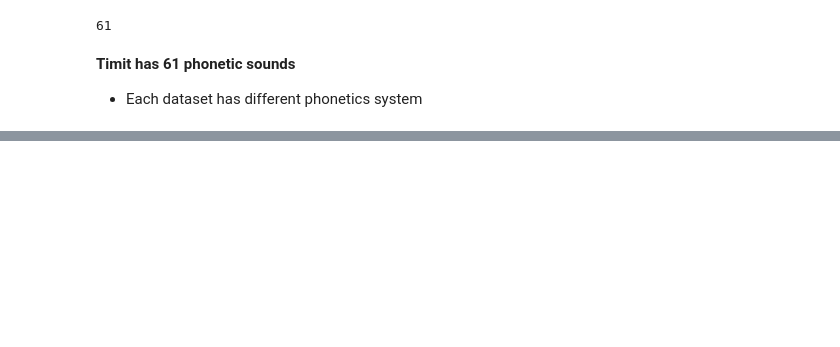
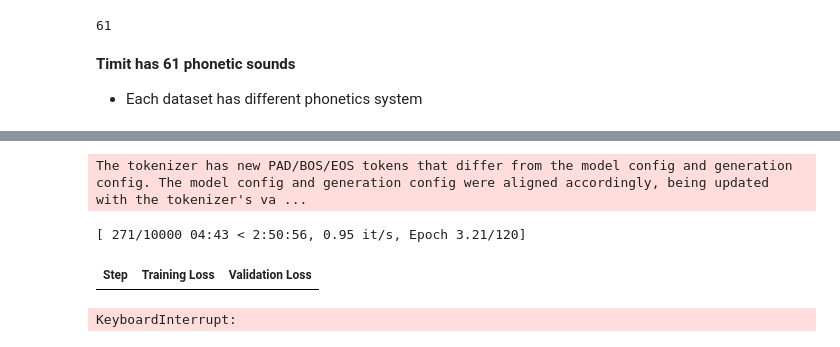
Before and after one commit to fredy-rojas/07_FR_phone, a Jupyter notebook: notebooks/02_tuto/02_hug_audio/FR_finetuning_wav2vec2_KagglePhones.ipynb, the cells around one changed output, grey strips where cells are left out. Cells and saved outputs as stored; diff of their text form; code cells hidden in the pictures; blank space fills up the shorter version.

```diff
--- a/notebooks/02_tuto/02_hug_audio/FR_finetuning_wav2vec2_KagglePhones.ipynb
+++ b/notebooks/02_tuto/02_hug_audio/FR_finetuning_wav2vec2_KagglePhones.ipynb
@@ -668,0 +1242,21 @@ phon61_map39 = {
+# %%
+# checkpoint = "facebook/wav2vec2-base"
+checkpoint = "facebook/wav2vec2-xls-r-300m"
+
+model = Wav2Vec2ForCTC.from_pretrained(pretrained_model_name_or_path=checkpoint,
+
+                                       attention_dropout=0.1,
+                                       layerdrop=0.0,
+                                       feat_proj_dropout=0.0,
+
+                                       mask_time_prob=0.75,     # Probability of masking time steps
+                                       mask_time_length=10,     # Mask 10 consecutive time steps (frame audios) embedding.
+                                       mask_feature_prob=0.25,  # Probability of masking the embedding, which for large is (1, 1024)
+                                       mask_feature_length=64,  # mask 64 consecutive features in the vector embedding (1, 1024)
+
+                                       vocab_size=len(processor.tokenizer),  # 👈 THIS IS CRITICAL | Output layer need to match with the number of tokens that I have.
+
+                                       ctc_loss_reduction="mean",
+                                       pad_token_id=processor.tokenizer.pad_token_id,
+                                       token=HF_TOKEN_READ,
+)
@@ -668,0 +1339,7 @@ phon61_map39 = {
+# %%
+repo_name = "wav2vec2-xls-r-300m_kaggle_phn_timit"
+# %%
+root2save_weigts=os.path.join(cfg.HF_FINETUNED_MODEL_SAVE_ROOT,
+                              repo_name,
+                             )
+root2save_weigts
@@ -668,0 +1425,13 @@ phon61_map39 = {
+# %%
+from transformers import Trainer
+
+trainer = Trainer(
+    model=model,
+    data_collator=data_collator,
+    args=training_args,
+    compute_metrics=compute_metrics,
+    train_dataset=train_dataset,
+    eval_dataset=valid_dataset,
+    # tokenizer=processor.feature_extractor, tokenizer deprecated
+    processing_class=processor, # passing the whole processor.
+)
@@ -668,0 +1463,7 @@ phon61_map39 = {
+# %%
+trainer.train()
+# %% [output]
+The tokenizer has new PAD/BOS/EOS tokens that differ from the model config and generation config. The model config and generation config were aligned accordingly, being updated with the tokenizer's va ...
+[ 271/10000 04:43 < 2:50:56, 0.95 it/s, Epoch 3.21/120]
+| Step | Training Loss | Validation Loss |
+KeyboardInterrupt:
```
Also changed, not shown: parts of 114 cells of this notebook.
